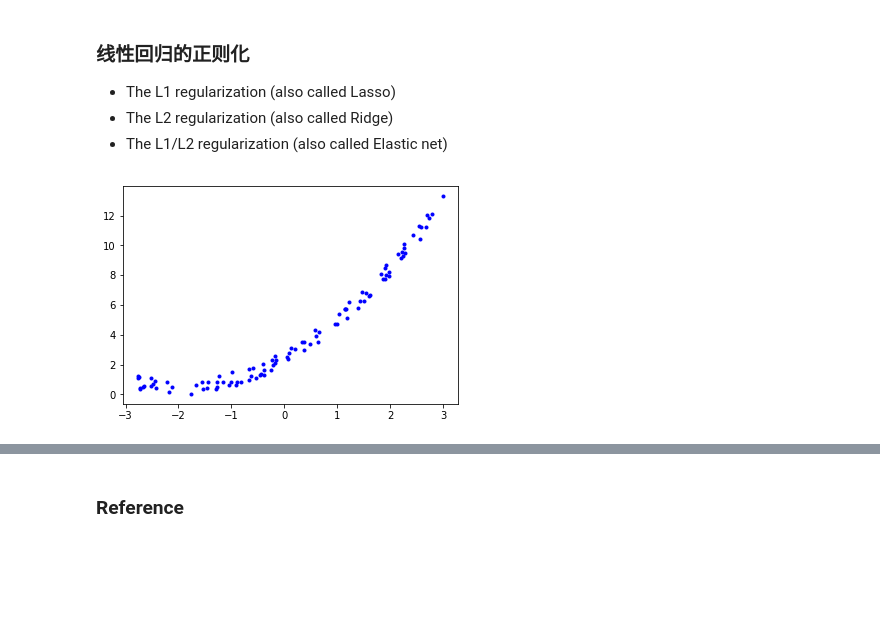
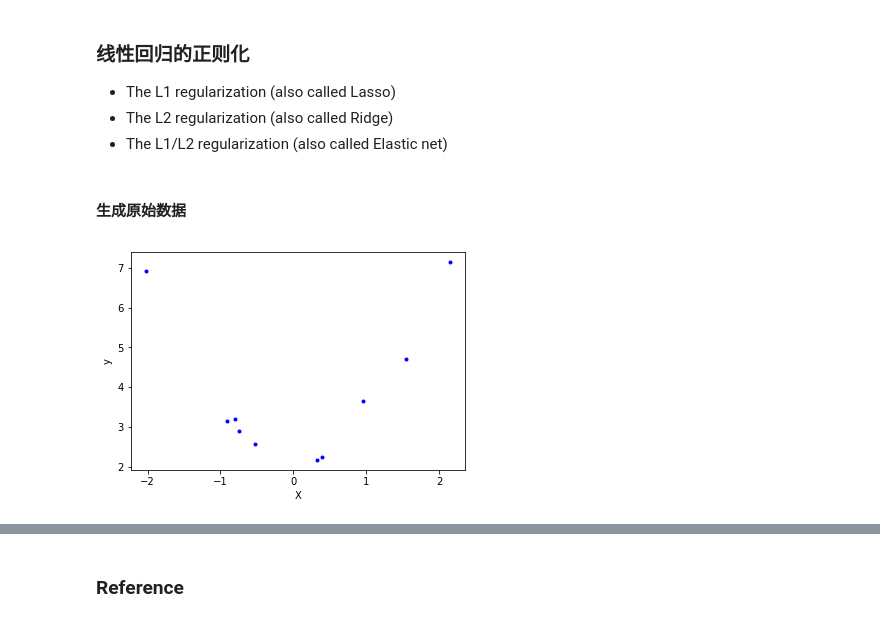
Before and after one commit to OnlyBelter/jupyter-note, a Jupyter notebook: machine_learning/math&symbol/正则化(Regularization).ipynb, the cells around one changed output, grey strips where cells are left out. Cells and saved outputs as stored; diff of their text form; code cells hidden in the pictures; blank space fills up the shorter version.

```diff
--- a/machine_learning/math&symbol/正则化(Regularization).ipynb
+++ b/machine_learning/math&symbol/正则化(Regularization).ipynb
@@ -10,8 +15,12 @@ import matplotlib.pyplot as plt
+# %% [markdown]
+#### 生成原始数据
 # %%
-m = 100
-X = 6 * np.random.rand(100, 1) - 3 # x的取值范围
-y = 2*X + 0.5*X*X + np.random.rand(100, 1) + 2  #y = 0.5x^2 + 2x + 2
+m = 10
+X = 6 * np.random.rand(m, 1) - 3 # x的取值范围
+X_square = np.square(X)
+y = X_square + np.random.rand(m, 1) + 2  #y = x^2 + 2
 plt.plot(X, y, "b.")
-plt.show()
+plt.xlabel('X')
+plt.ylabel('y')
 # %% [output]
-[figure, old version]
+[figure, new version]
```
Also changed, not shown: parts of 64 cells of this notebook, 9 other files.
